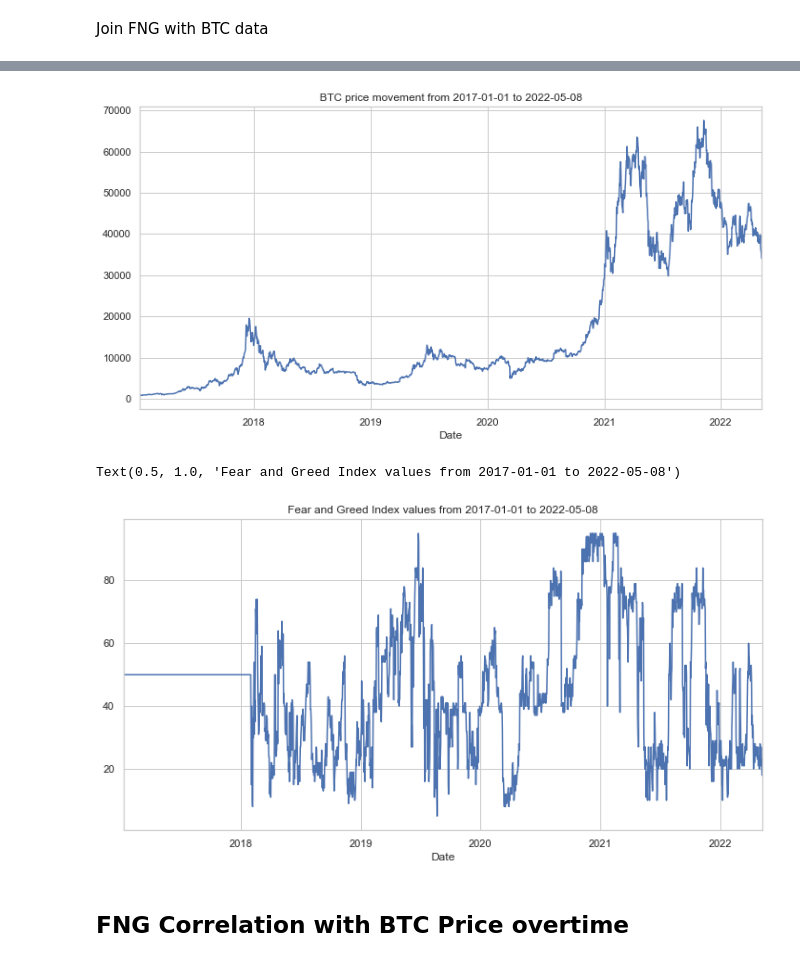
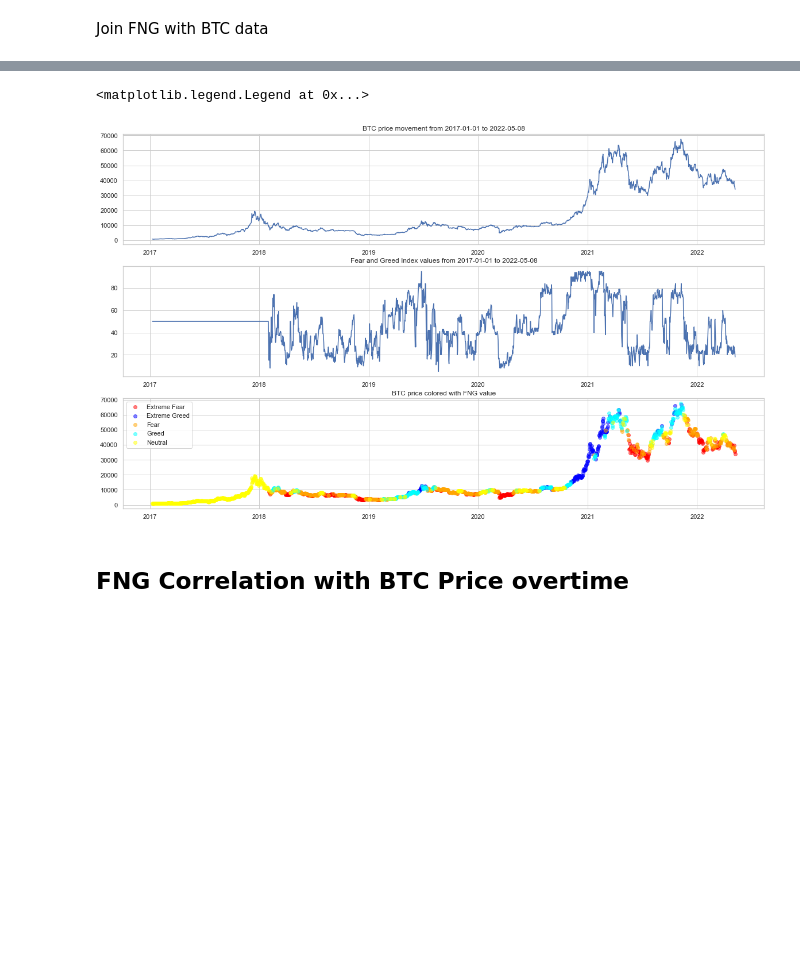
Before and after one commit to denisbrogg/dca-ideas, a Jupyter notebook: notebooks/fng-btc-correlation.ipynb, the cells around one changed output, grey strips where cells are left out. Saved outputs shown, nothing was run; the diff lists cells and outputs as text; code cells hidden in the pictures; blank space fills up the shorter version.

```diff
--- a/notebooks/fng-btc-correlation.ipynb
+++ b/notebooks/fng-btc-correlation.ipynb
@@ -40,18 +40,31 @@ df.tail()
 | 2022-05-06 | 36573.183594 | 36624.359375 | 35482.132813 | 36040.921875 | 36040.921875 | 37795577489 | 22.0 | Extreme Fear | Friday |
 | 2022-05-07 | 36042.503906 | 36129.925781 | 34940.824219 | 35501.953125 | 35501.953125 | 24375896406 | 23.0 | Extreme Fear | Saturday |
 | 2022-05-08 | 35502.941406 | 35502.941406 | 33878.964844 | 34059.265625 | 34059.265625 | 36763041910 | 18.0 | Extreme Fear | Sunday |
-# %%
-
-df.Close.plot(figsize=(12, 6))
-plt.title(f"{ASSET} price movement from {START} to {END}")
-plt.show()
-
-df.FNG.plot(figsize=(12, 6))
-plt.title(f"Fear and Greed Index values from {START} to {END}")
-# %% [output]
-[figure, removed]
-Text(0.5, 1.0, 'Fear and Greed Index values from 2017-01-01 to 2022-05-08')
-[figure, removed]
+# %%
+
+fig, ax = plt.subplots(nrows=3, ncols=1, figsize=(20, 12))
+
+ax[0].plot(df.index, df.Close)
+ax[0].set_title(f"{ASSET} price movement from {START} to {END}")
+
+ax[1].plot(df.index, df.FNG)
+ax[1].set_title(f"Fear and Greed Index values from {START} to {END}")
+
+for fng_class, df_fng in df.groupby("FNGClass"):
+    colors = {
+        "Extreme Fear": "red",
+        "Fear": "orange",
+        "Neutral": "yellow",
+        "Greed": "cyan",
+        "Extreme Greed": "blue",
+    }
+    ax[2].scatter(df_fng.index, df_fng.Close, color=colors[fng_class], marker="o", alpha=0.5, label=fng_class)
+
+ax[2].set_title(f"{ASSET} price colored with FNG value")
+ax[2].legend()
+# %% [output]
+<matplotlib.legend.Legend at 0x...>
+[figure, added]
 # %%
 df = df.assign(relative_price_change=(df.Close - df.Close.rolling(window=30).mean())/df.Close.rolling(window=30).mean())
 df = df.assign(relative_fng=(df.FNG - 50) / 50)
```
Also changed, not shown: parts of 1 cell of this notebook, 4 other files.
